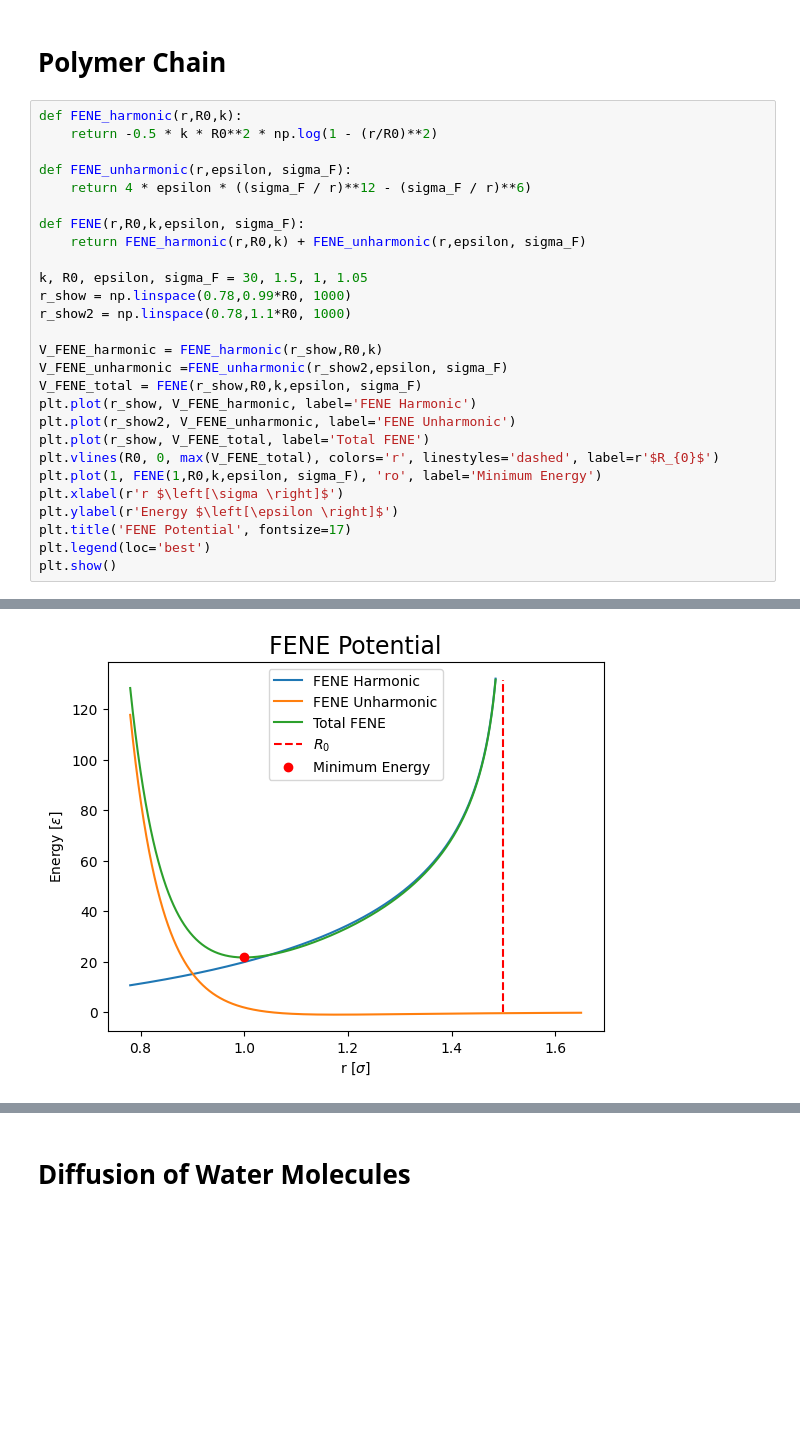
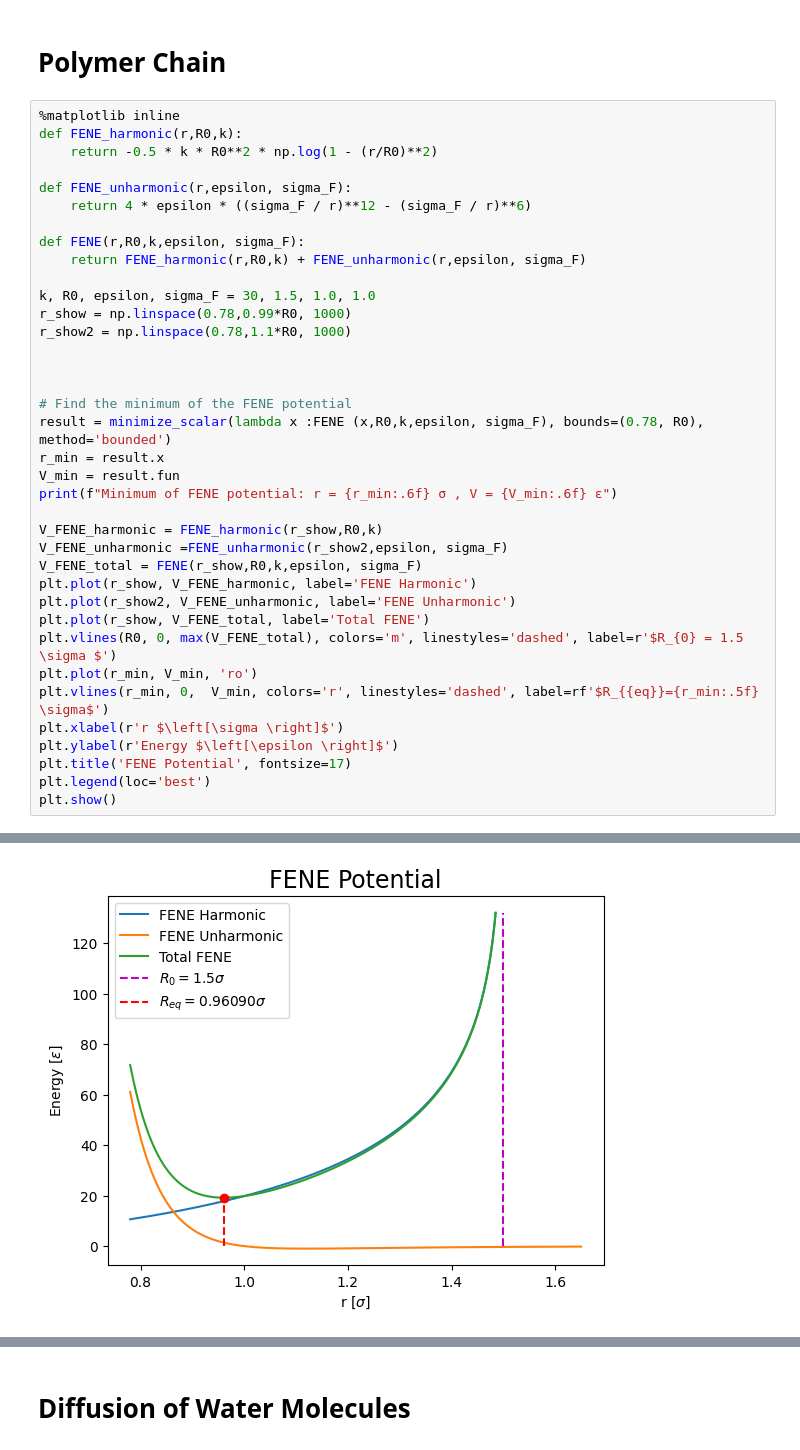
Before and after one commit to YehonathanBarda/Advenced_PhyChemLab2, a Jupyter notebook: MD/MD_run.ipynb, the cells around one changed output, grey strips where cells are left out. Cells and saved outputs as stored; diff of their text form; blank space fills up the shorter version.

```diff
--- a/MD/MD_run.ipynb
+++ b/MD/MD_run.ipynb
@@ -220,6 +222,7 @@ plt.show()
 # %% [markdown]
 # Polymer Chain
 # %%
+%matplotlib inline
 def FENE_harmonic(r,R0,k):
     return -0.5 * k * R0**2 * np.log(1 - (r/R0)**2)
 
@@ -229,9 +232,17 @@ def FENE_unharmonic(r,epsilon, sigma_F):
 def FENE(r,R0,k,epsilon, sigma_F):
     return FENE_harmonic(r,R0,k) + FENE_unharmonic(r,epsilon, sigma_F)
 
-k, R0, epsilon, sigma_F = 30, 1.5, 1, 1.05
+k, R0, epsilon, sigma_F = 30, 1.5, 1.0, 1.0
 r_show = np.linspace(0.78,0.99*R0, 1000)
 r_show2 = np.linspace(0.78,1.1*R0, 1000)
+
+
+
+# Find the minimum of the FENE potential
+result = minimize_scalar(lambda x :FENE (x,R0,k,epsilon, sigma_F), bounds=(0.78, R0), method='bounded')
+r_min = result.x
+V_min = result.fun
+print(f"Minimum of FENE potential: r = {r_min:.6f} σ , V = {V_min:.6f} ε")
 
 V_FENE_harmonic = FENE_harmonic(r_show,R0,k)
 V_FENE_unharmonic =FENE_unharmonic(r_show2,epsilon, sigma_F)
@@ -239,8 +250,9 @@ V_FENE_total = FENE(r_show,R0,k,epsilon, sigma_F)
 plt.plot(r_show, V_FENE_harmonic, label='FENE Harmonic')
 plt.plot(r_show2, V_FENE_unharmonic, label='FENE Unharmonic')
 plt.plot(r_show, V_FENE_total, label='Total FENE')
-plt.vlines(R0, 0, max(V_FENE_total), colors='r', linestyles='dashed', label=r'$R_{0}$')
-plt.plot(1, FENE(1,R0,k,epsilon, sigma_F), 'ro', label='Minimum Energy')
+plt.vlines(R0, 0, max(V_FENE_total), colors='m', linestyles='dashed', label=r'$R_{0} = 1.5 \sigma $')
+plt.plot(r_min, V_min, 'ro')
+plt.vlines(r_min, 0,  V_min, colors='r', linestyles='dashed', label=rf'$R_{{eq}}={r_min:.5f} \sigma$')
 plt.xlabel(r'r $\left[\sigma \right]$')
 plt.ylabel(r'Energy $\left[\epsilon \right]$')
 plt.title('FENE Potential', fontsize=17)
@@ -250 +263 @@ plt.show()
-[figure, old version]
+[figure, new version]
```
Also changed, not shown: parts of 7 cells of this notebook, 1 other file.
